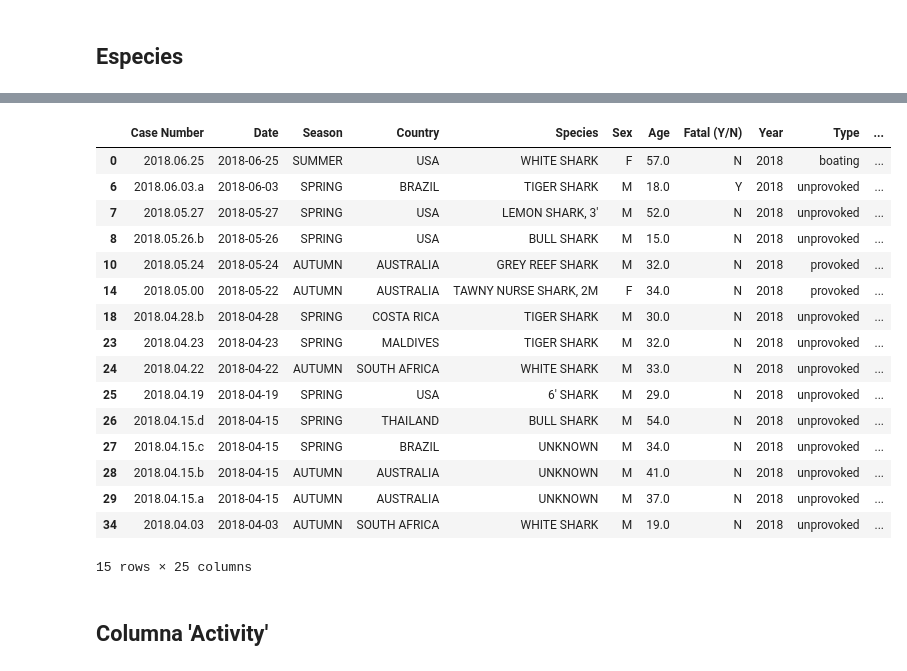
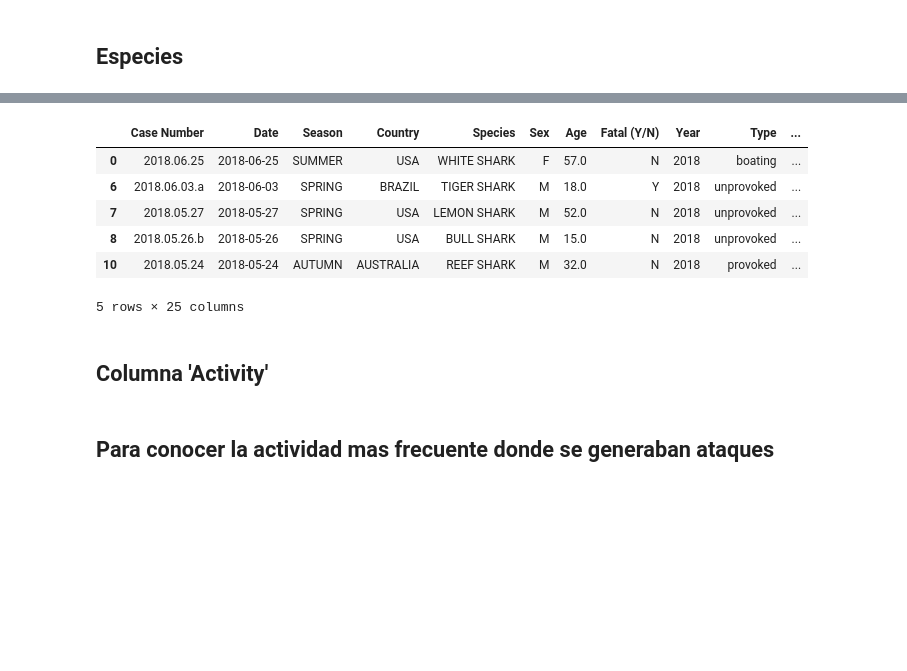
Before and after one commit to Christelllameda/Proyecto-Nro-1, a Jupyter notebook: Resolución de proyecto.ipynb, the cells around one changed output, grey strips where cells are left out. Drawn from its saved outputs; the diff is of its cells as text; code cells hidden in the pictures; blank space fills up the shorter version.

```diff
--- a/Resolución de proyecto.ipynb
+++ b/Resolución de proyecto.ipynb
@@ -613,7 +613,7 @@ hemisferio_norte = ['USA','INDONESIA','BRAZIL','DR CONGO','ECUADOR','REPUBLIC OF
     'MALDIVES','SAO TOME AND PRINCIPE','INDIA','CHINA','PAKISTAN','NIGERIA','BANGLADESH','RUSSIA',
     'MEXICO','ETHIOPIA','JAPAN','PHILIPPINES','EGYPT','VIETNAM','IRAN','TURKEY','GERMANY','THAILAND',
     'UNITED KINGDOM','FRANCE','ITALY','MYANMAR','SOUTH KOREA','SUDAN','SPAIN','ALGERIA','IRAQ',
-    'AFGHANISTAN','POLAND','CANADA','MOROCCO','SAUDI ARABIA','UKRAINE','UZBEKISTAN','YEMEN','MALAYSIA','ENGLAND'
+    'AFGHANISTAN','POLAND','CANADA','MOROCCO','SAUDI ARABIA','UKRAINE','UZBEKISTAN','YEMEN','MALAYSIA',
     'GHANA','NEPAL','IVORY COAST','VENEZUELA','CAMEROON','NIGER','NORTH KOREA','TAIWAN','MALI',
     'BURKINA FASO','SRI LANKA','ROMANIA','KAZAKHSTAN','CHAD','GUATEMALA','SENEGAL','NETHERLANDS',
     'CAMBODIA','BENIN','TUNISIA','HAITI','BELGIUM','JORDAN','DOMINICAN REPUBLIC','SOUTH SUDAN','SWEDEN','HONDURAS','CZECH REPUBLIC','AZERBAIJAN',
@@ -923,15 +875,15 @@ def limpiar_especies(x):
         return 'WHITE SHARK'
     elif 'tiger' in x:
         return 'TIGER SHARK'
-    elif 'temon' in x:
+    elif 'lemon' in x:
         return 'LEMON SHARK'
     elif 'bull' in x:
         return 'BULL SHARK'
-    elif 'Nurse' in x:
+    elif 'nurse' in x:
         return 'NURSE SHARK'
-    elif 'Mako' in x:
+    elif 'mako' in x:
         return 'MAKO SHARK'
-    elif 'Reef' in x:
+    elif 'reef' in x:
         return 'REEF SHARK'
     else:
         return x.upper()
@@ -975,23 +927,13 @@ Name: count, Length: 531, dtype: int64
 # %%
-data.head(15)
+data.head()
 # %% [output]
 |  | Case Number | Date | Season | Country | Species | Sex | Age | Fatal (Y/N) | Year | Type | ... |
 | 0 | 2018.06.25 | 2018-06-25 | SUMMER | USA | WHITE SHARK | F | 57.0 | N | 2018 | boating | ... |
 | 6 | 2018.06.03.a | 2018-06-03 | SPRING | BRAZIL | TIGER SHARK | M | 18.0 | Y | 2018 | unprovoked | ... |
-| 7 | 2018.05.27 | 2018-05-27 | SPRING | USA | LEMON SHARK, 3' | M | 52.0 | N | 2018 | unprovoked | ... |
+| 7 | 2018.05.27 | 2018-05-27 | SPRING | USA | LEMON SHARK | M | 52.0 | N | 2018 | unprovoked | ... |
 | 8 | 2018.05.26.b | 2018-05-26 | SPRING | USA | BULL SHARK | M | 15.0 | N | 2018 | unprovoked | ... |
-| 10 | 2018.05.24 | 2018-05-24 | AUTUMN | AUSTRALIA | GREY REEF SHARK | M | 32.0 | N | 2018 | provoked | ... |
-| 14 | 2018.05.00 | 2018-05-22 | AUTUMN | AUSTRALIA | TAWNY NURSE SHARK, 2M | F | 34.0 | N | 2018 | provoked | ... |
-| 18 | 2018.04.28.b | 2018-04-28 | SPRING | COSTA RICA | TIGER SHARK | M | 30.0 | N | 2018 | unprovoked | ... |
-| 23 | 2018.04.23 | 2018-04-23 | SPRING | MALDIVES | TIGER SHARK | M | 32.0 | N | 2018 | unprovoked | ... |
-| 24 | 2018.04.22 | 2018-04-22 | AUTUMN | SOUTH AFRICA | WHITE SHARK | M | 33.0 | N | 2018 | unprovoked | ... |
-| 25 | 2018.04.19 | 2018-04-19 | SPRING | USA | 6' SHARK | M | 29.0 | N | 2018 | unprovoked | ... |
-| 26 | 2018.04.15.d | 2018-04-15 | SPRING | THAILAND | BULL SHARK | M | 54.0 | N | 2018 | unprovoked | ... |
-| 27 | 2018.04.15.c | 2018-04-15 | SPRING | BRAZIL | UNKNOWN | M | 34.0 | N | 2018 | unprovoked | ... |
-| 28 | 2018.04.15.b | 2018-04-15 | AUTUMN | AUSTRALIA | UNKNOWN | M | 41.0 | N | 2018 | unprovoked | ... |
-| 29 | 2018.04.15.a | 2018-04-15 | AUTUMN | AUSTRALIA | UNKNOWN | M | 37.0 | N | 2018 | unprovoked | ... |
-| 34 | 2018.04.03 | 2018-04-03 | AUTUMN | SOUTH AFRICA | WHITE SHARK | M | 19.0 | N | 2018 | unprovoked | ... |
+| 10 | 2018.05.24 | 2018-05-24 | AUTUMN | AUSTRALIA | REEF SHARK | M | 32.0 | N | 2018 | provoked | ... |
-15 rows × 25 columns
+5 rows × 25 columns
 # %% [markdown]
 ## Columna 'Activity'
 # %%
@@ -1017,3 +953,5 @@ def limpiar_activity(x):
+# %% [markdown]
+## Para conocer la actividad mas frecuente donde se generaban ataques
 # %%
 activity_freq = data['Activity'].value_counts()
 activity_freq
```
Also changed, not shown: parts of 18 cells of this notebook, 2 other files.
